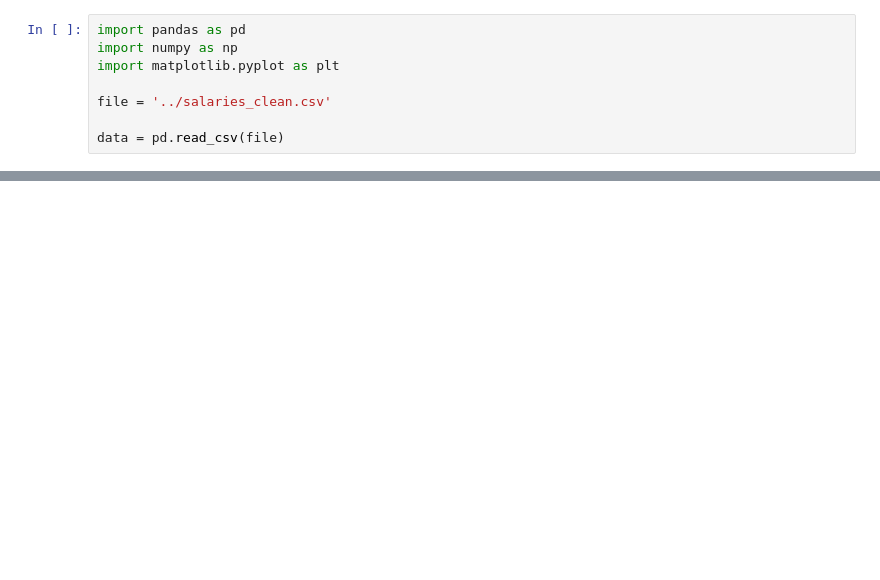
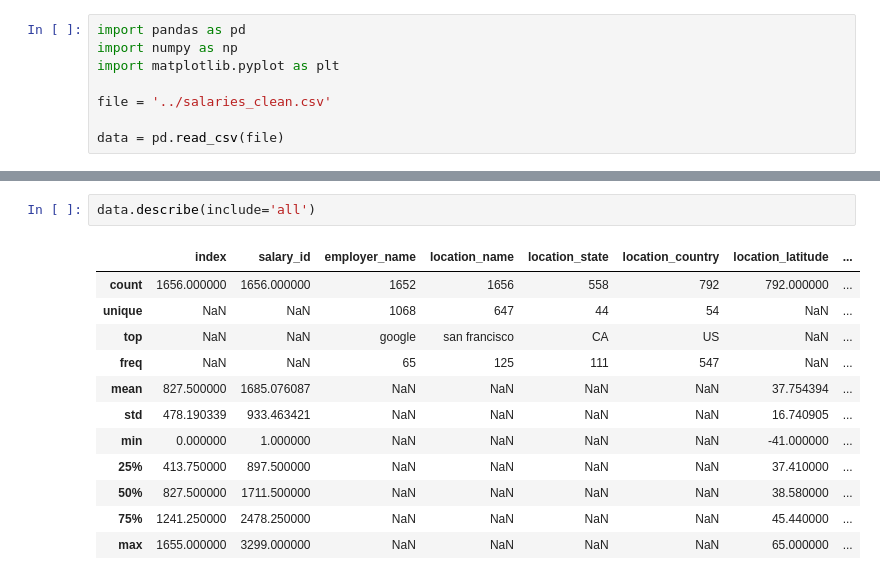
Before and after one commit to LuisPati11/PythonProject, a Jupyter notebook: python2023/task4/data_analysis.ipynb, the cells around one changed output, grey strips where cells are left out. Saved outputs shown, nothing was run; the diff lists cells and outputs as text; blank space fills up the shorter version.

```diff
--- a/python2023/task4/data_analysis.ipynb
+++ b/python2023/task4/data_analysis.ipynb
@@ -19,0 +38,15 @@ Most repeated location: san francisco
+# %%
+data.describe(include='all')
+# %% [output]
+|  | index | salary_id | employer_name | location_name | location_state | location_country | location_latitude | ... |
+| count | 1656.000000 | 1656.000000 | 1652 | 1656 | 558 | 792 | 792.000000 | ... |
+| unique | NaN | NaN | 1068 | 647 | 44 | 54 | NaN | ... |
+| top | NaN | NaN | google | san francisco | CA | US | NaN | ... |
+| freq | NaN | NaN | 65 | 125 | 111 | 547 | NaN | ... |
+| mean | 827.500000 | 1685.076087 | NaN | NaN | NaN | NaN | 37.754394 | ... |
+| std | 478.190339 | 933.463421 | NaN | NaN | NaN | NaN | 16.740905 | ... |
+| min | 0.000000 | 1.000000 | NaN | NaN | NaN | NaN | -41.000000 | ... |
+| 25% | 413.750000 | 897.500000 | NaN | NaN | NaN | NaN | 37.410000 | ... |
+| 50% | 827.500000 | 1711.500000 | NaN | NaN | NaN | NaN | 38.580000 | ... |
+| 75% | 1241.250000 | 2478.250000 | NaN | NaN | NaN | NaN | 45.440000 | ... |
+| max | 1655.000000 | 3299.000000 | NaN | NaN | NaN | NaN | 65.000000 | ... |
```
Also changed, not shown: parts of 9 cells of this notebook, 1 other file.
